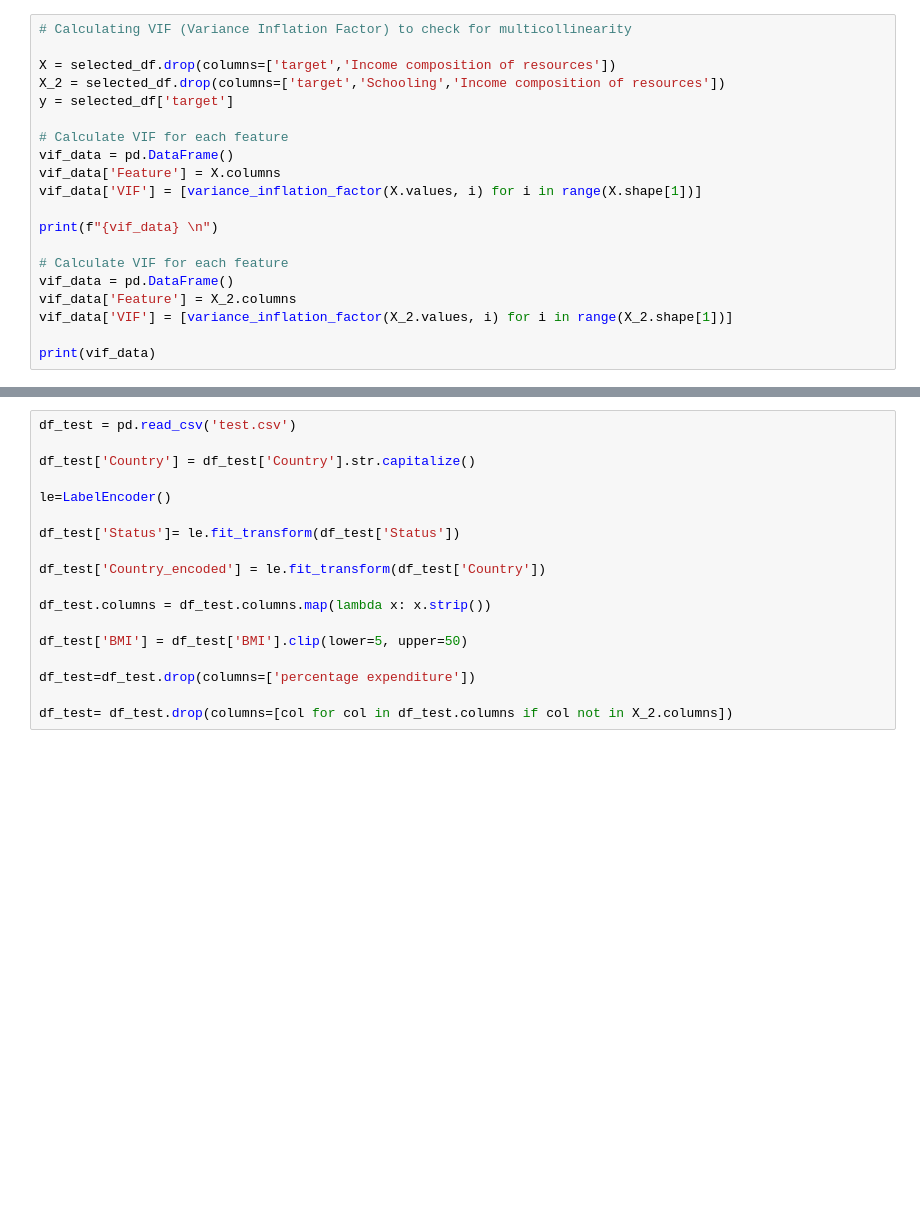
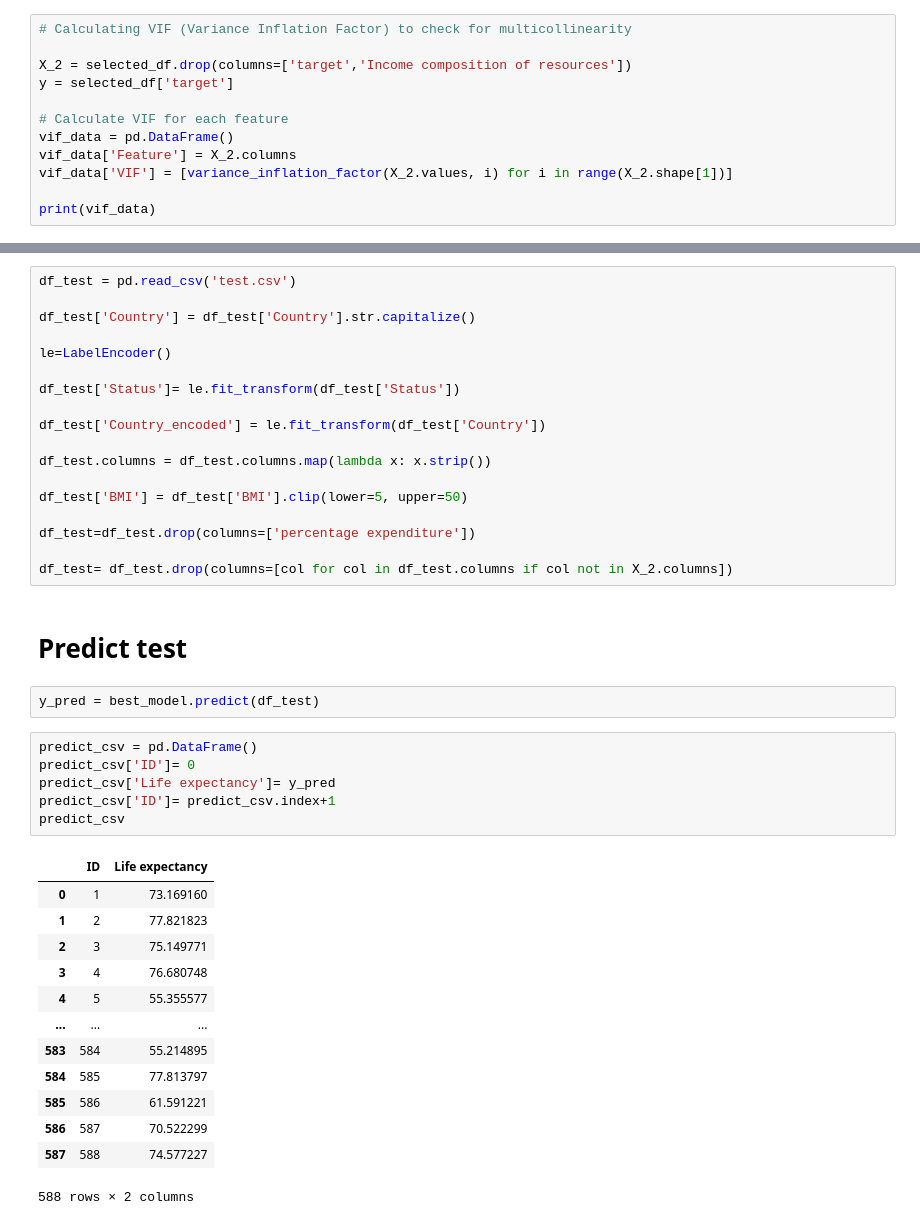
Before and after one commit to RespiradorProfesional/kaggle_life_expectancy, a Jupyter notebook: firts_note.ipynb, the cells around one changed output, grey strips where cells are left out. Saved outputs shown, nothing was run; the diff lists cells and outputs as text; blank space fills up the shorter version.

```diff
--- a/Untitled.ipynb
+++ b/firts_note.ipynb
@@ -228,16 +228,8 @@ Selected Features Shape: (2350, 8)
 # %%
 # Calculating VIF (Variance Inflation Factor) to check for multicollinearity
 
-X = selected_df.drop(columns=['target','Income composition of resources'])
-X_2 = selected_df.drop(columns=['target','Schooling','Income composition of resources'])
+X_2 = selected_df.drop(columns=['target','Income composition of resources'])
 y = selected_df['target']
-
-# Calculate VIF for each feature
-vif_data = pd.DataFrame()
-vif_data['Feature'] = X.columns
-vif_data['VIF'] = [variance_inflation_factor(X.values, i) for i in range(X.shape[1])]
-
-print(f"{vif_data} \n")
 
 # Calculate VIF for each feature
 vif_data = pd.DataFrame()
@@ -362,3 +355,27 @@ df_test['BMI'] = df_test['BMI'].clip(lower=5, upper=50)
 df_test=df_test.drop(columns=['percentage expenditure'])
 
 df_test= df_test.drop(columns=[col for col in df_test.columns if col not in X_2.columns])
+# %% [markdown]
+# Predict test
+# %%
+y_pred = best_model.predict(df_test)
+# %%
+predict_csv = pd.DataFrame()
+predict_csv['ID']= 0
+predict_csv['Life expectancy']= y_pred
+predict_csv['ID']= predict_csv.index+1
+predict_csv
+# %% [output]
+|  | ID | Life expectancy |
+| 0 | 1 | 73.169160 |
+| 1 | 2 | 77.821823 |
+| 2 | 3 | 75.149771 |
+| 3 | 4 | 76.680748 |
+| 4 | 5 | 55.355577 |
+| ... | ... | ... |
+| 583 | 584 | 55.214895 |
+| 584 | 585 | 77.813797 |
+| 585 | 586 | 61.591221 |
+| 586 | 587 | 70.522299 |
+| 587 | 588 | 74.577227 |
+588 rows × 2 columns
```
Also changed, not shown: parts of 6 cells of this notebook, 4 other files.
